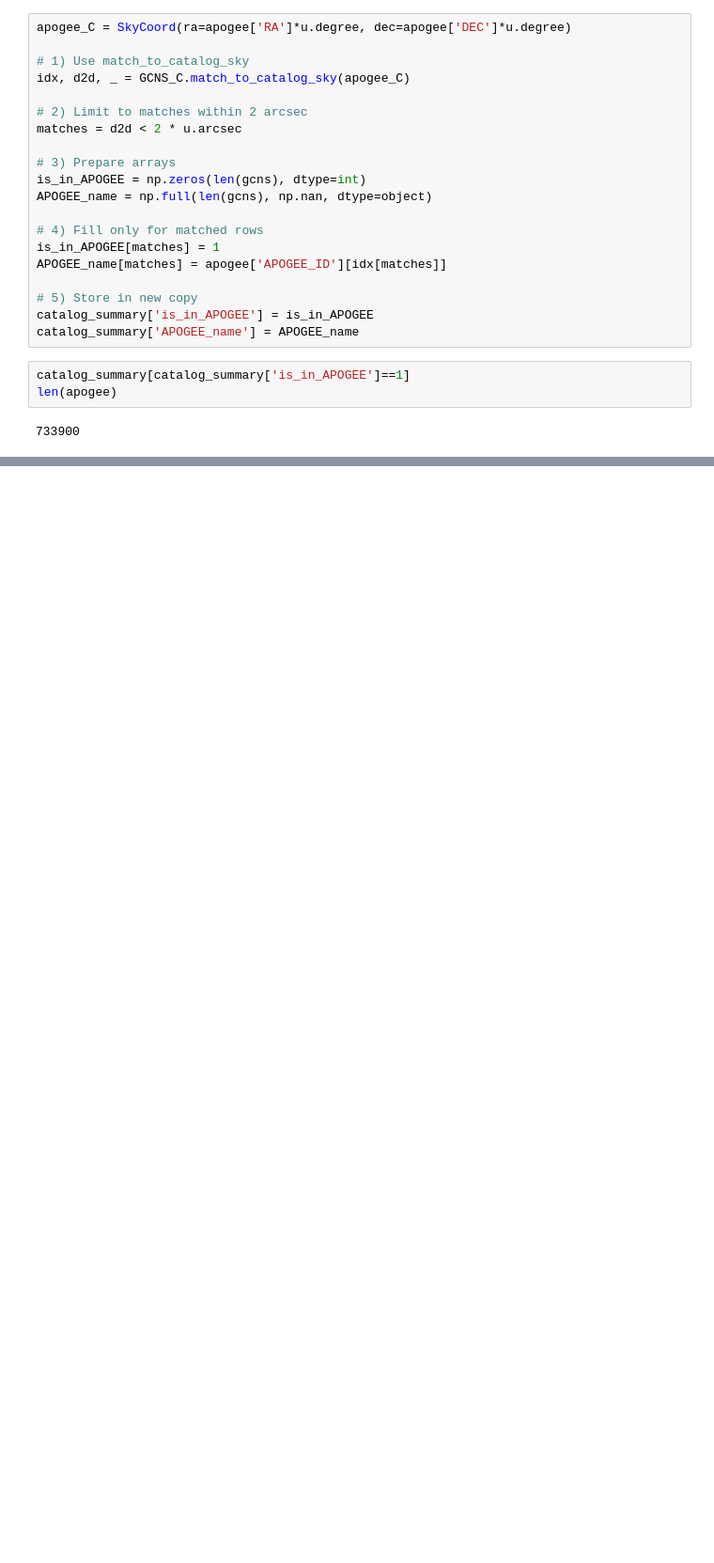
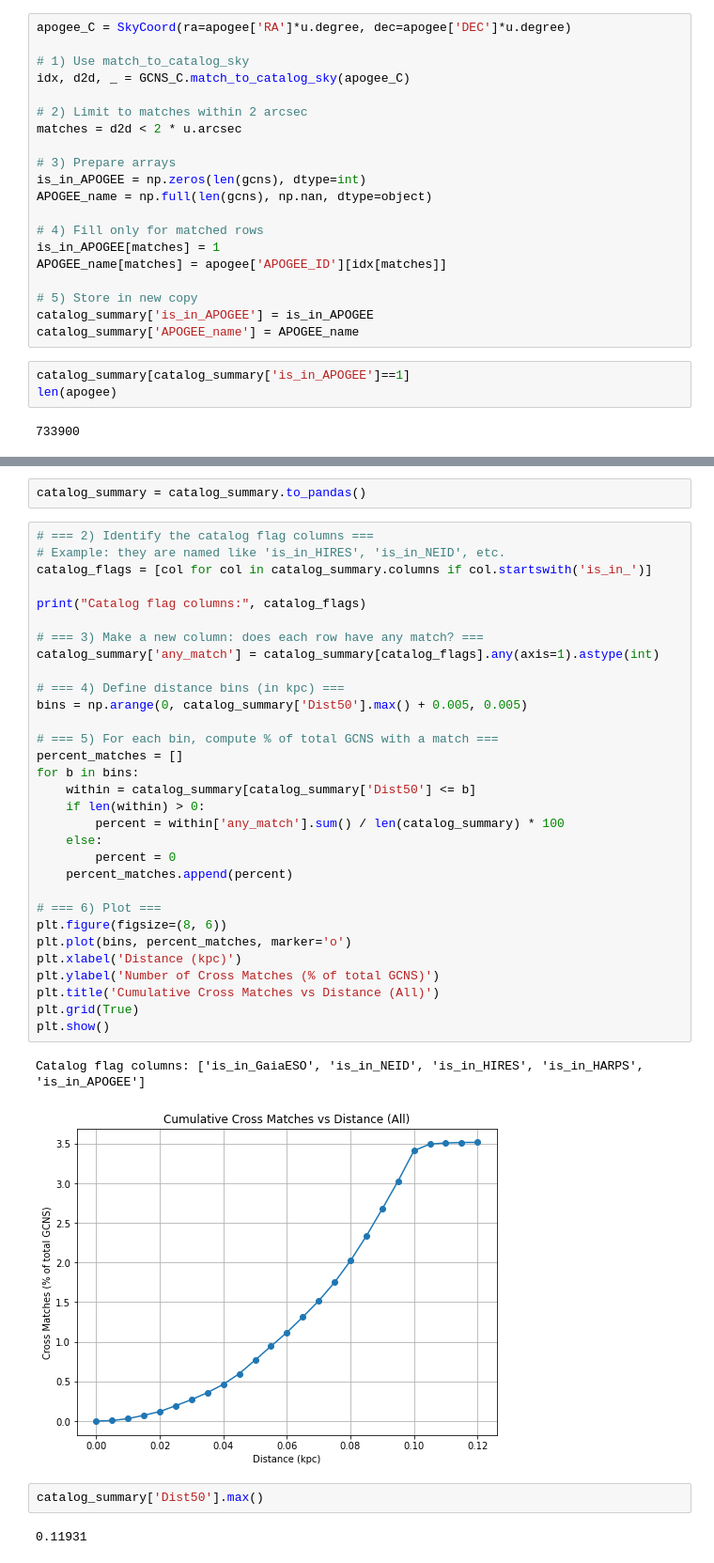
Before and after one commit to eyu22/BL2025, a Jupyter notebook: compile_catalogs.ipynb, the cells around one changed output, grey strips where cells are left out. Shown at 94% size. Cells and saved outputs as stored; diff of their text form; blank space fills up the shorter version.

```diff
--- a/compile_catalogs.ipynb
+++ b/compile_catalogs.ipynb
@@ -270,0 +276,40 @@ Table length=5
+# %%
+catalog_summary = catalog_summary.to_pandas()
+# %%
+# === 2) Identify the catalog flag columns ===
+# Example: they are named like 'is_in_HIRES', 'is_in_NEID', etc.
+catalog_flags = [col for col in catalog_summary.columns if col.startswith('is_in_')]
+
+print("Catalog flag columns:", catalog_flags)
+
+# === 3) Make a new column: does each row have any match? ===
+catalog_summary['any_match'] = catalog_summary[catalog_flags].any(axis=1).astype(int)
+
+# === 4) Define distance bins (in kpc) ===
+bins = np.arange(0, catalog_summary['Dist50'].max() + 0.005, 0.005)
+
+# === 5) For each bin, compute % of total GCNS with a match ===
+percent_matches = []
+for b in bins:
+    within = catalog_summary[catalog_summary['Dist50'] <= b]
+    if len(within) > 0:
+        percent = within['any_match'].sum() / len(catalog_summary) * 100
+    else:
+        percent = 0
+    percent_matches.append(percent)
+
+# === 6) Plot ===
+plt.figure(figsize=(8, 6))
+plt.plot(bins, percent_matches, marker='o')
+plt.xlabel('Distance (kpc)')
+plt.ylabel('Number of Cross Matches (% of total GCNS)')
+plt.title('Cumulative Cross Matches vs Distance (All)')
+plt.grid(True)
+plt.show()
+# %% [output]
+Catalog flag columns: ['is_in_GaiaESO', 'is_in_NEID', 'is_in_HIRES', 'is_in_HARPS', 'is_in_APOGEE']
+[figure, added]
+# %%
+catalog_summary['Dist50'].max()
+# %% [output]
+0.11931
```
Also changed, not shown: parts of 5 cells of this notebook.
